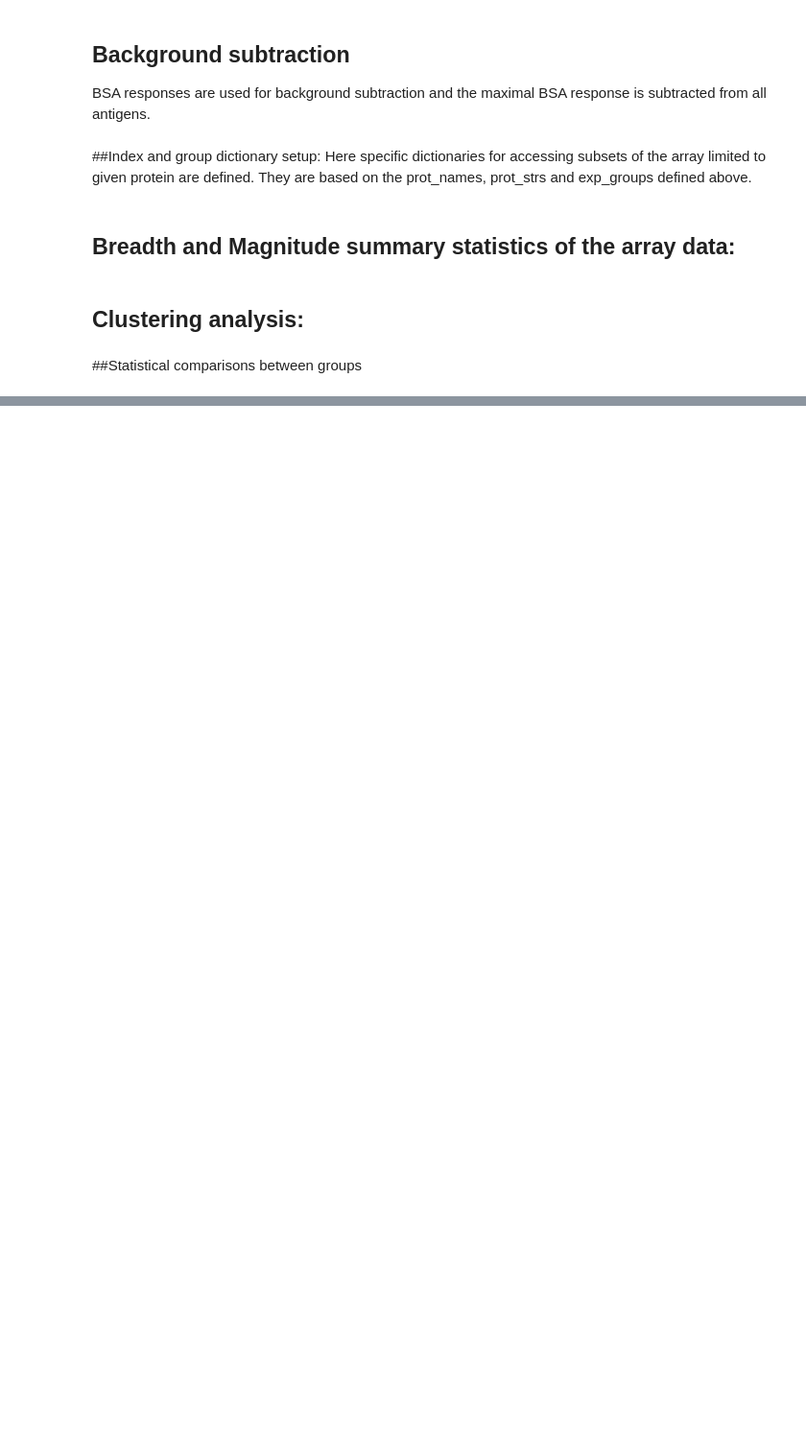
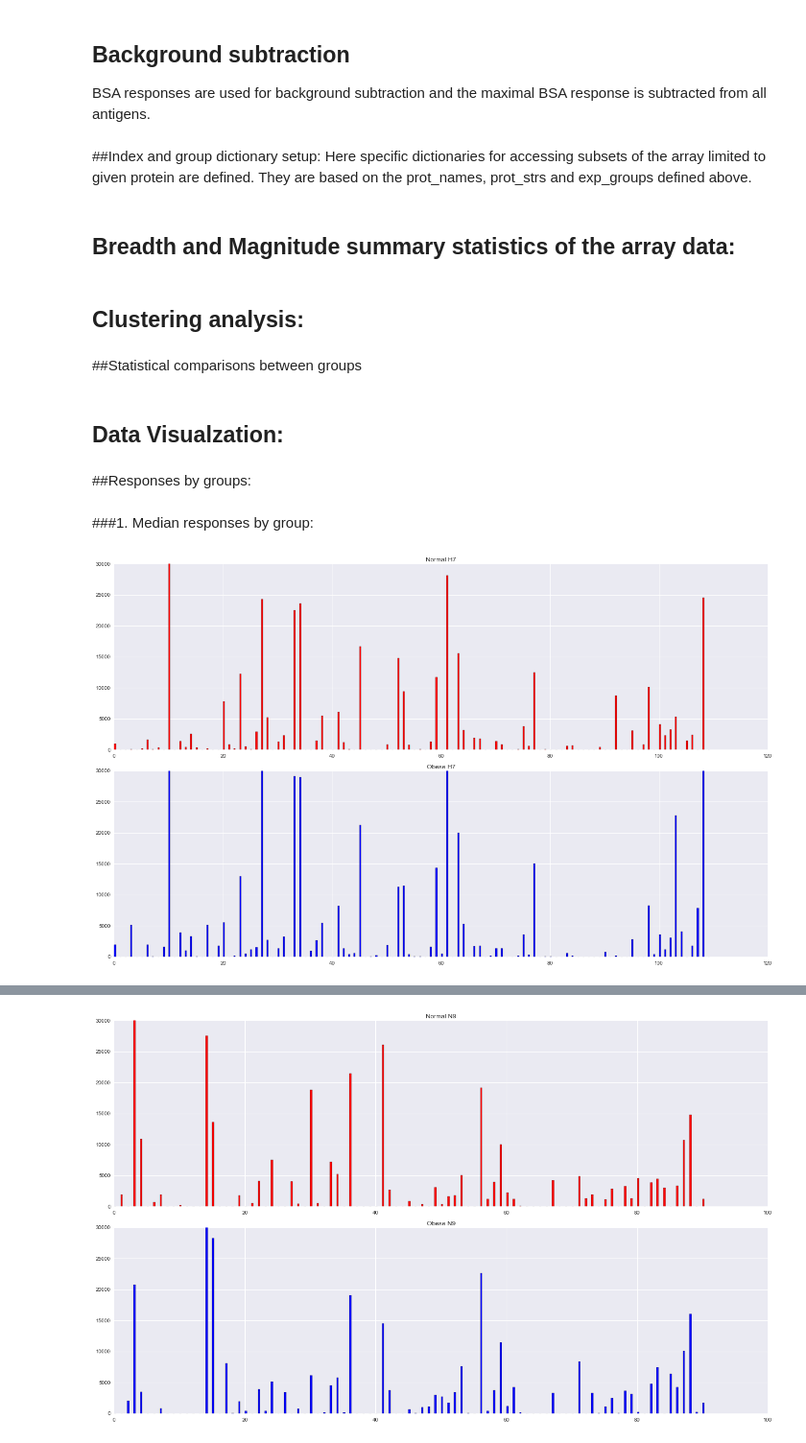
Before and after one commit to thertz/HertzLabCode, a Jupyter notebook: Python/notebooks/Analyze_Array_Data.ipynb, the cells around one changed output, grey strips where cells are left out. Shown at 96% size. Drawn from its saved outputs; the diff is of its cells as text; code cells hidden in the pictures; blank space fills up the shorter version.

```diff
--- a/Python/notebooks/Analyze_Array_Data.ipynb
+++ b/Python/notebooks/Analyze_Array_Data.ipynb
@@ -187,20 +85,6 @@ arr_df['group_label'] = arr_df['group'].map(group_labels)
 # %% [markdown]
 ## Breadth and Magnitude summary statistics of the array data:
-# %%
-#-----------------------------------------------------------------#
-# Breadth and Magnitude summary statistics for array data:
-#-----------------------------------------------------------------#
-# compute summary statistics of the array - breadth and magnitude and store in new columns in arr_df
-# uses the ind_dict from above
-for p, s in zip(prot_names, prot_strs):
-    # insert new columns into dataframe for overall magnitude for each strain
-    arr_df[s + '_mag'] = arr_df[ind_dict[p]].sum(axis=1)
-
-    # breadth - response is positive if it is above the mean response of that antigen across all samples
-    for col in ind_dict[p]:
-        arr_df[col + '_binarized'] = arr_df[col].map(lambda s: 1 if s > 2000 else 0)
-
-    arr_df[s + '_breadth'] = \
-        arr_df[[col for col in arr_df.columns if (col[:6] == p and col.endswith('_binarized'))]].sum(axis=1)
+# %%
+arr_df = amutils.compute_breadth_and_magnitude_summary_stats(arr_df, prot_names, prot_strs, ind_dict)
 # %% [markdown]
 ## Clustering analysis:
@@ -232,19 +107,20 @@ for k in ind_dict.keys():
 # %% [markdown]
 ##Statistical comparisons between groups
-# %%
-#-------------------------------------------------------------------------------#
-# 2. Statistical comparisons between groups
-#-------------------------------------------------------------------------------#
-  # ranksum tests
-  #[expGroupStruct(i).totalMagP] = ranksum(totalMagnitude(WT_postInds),totalMagnitude(Ob_postInds));
-  #[expGroupStruct(i).H7N9magP]  = ranksum(H7N9magnitude(WT_postInds),H7N9magnitude(Ob_postInds));
-
-
-# compute median responses by treatment group:
-group_medians = {}
-group_stds = {}
-for p, s in zip(prot_names, prot_strs):
-    for g in group_inds.keys():
-        curr_df = arr_df.loc[group_inds[g]][ind_dict[p]]
-        group_medians[g, s] = curr_df.apply(np.median, axis=0)
-        group_stds[g, s] = curr_df.apply(np.std, axis=1)
+# %%
+group_medians, group_stds = \
+    amutils.compute_exp_group_summary_stats_by_protein(arr_df, prot_names, prot_strs, group_inds, ind_dict)
+# %% [markdown]
+## Data Visualzation:
+# %% [markdown]
+##Responses by groups:
+# %% [markdown]
+###1. Median responses by group:
+# %%
+# Plot figures of median responses by treatment group - Note here names are from prot_strs and NOT prot_names
+for p in ['H7',  'N9']:
+    amp.plot_median_responses_by_exp_groups(group_medians, exp_groups, prot_str=p,
+                                            fig_path=None, fig_prefix=None, fig_size=(18,11), y_lims=[0, 30000])
+    plt.show()
+    display(HTML("<HR>"))
+# %% [output]
+[figure, added]
@@ -250,0 +128 @@ for p, s in zip(prot_names, prot_strs):
+[figure, added]
```
Also changed, not shown: parts of 29 cells of this notebook, 9 other files.
